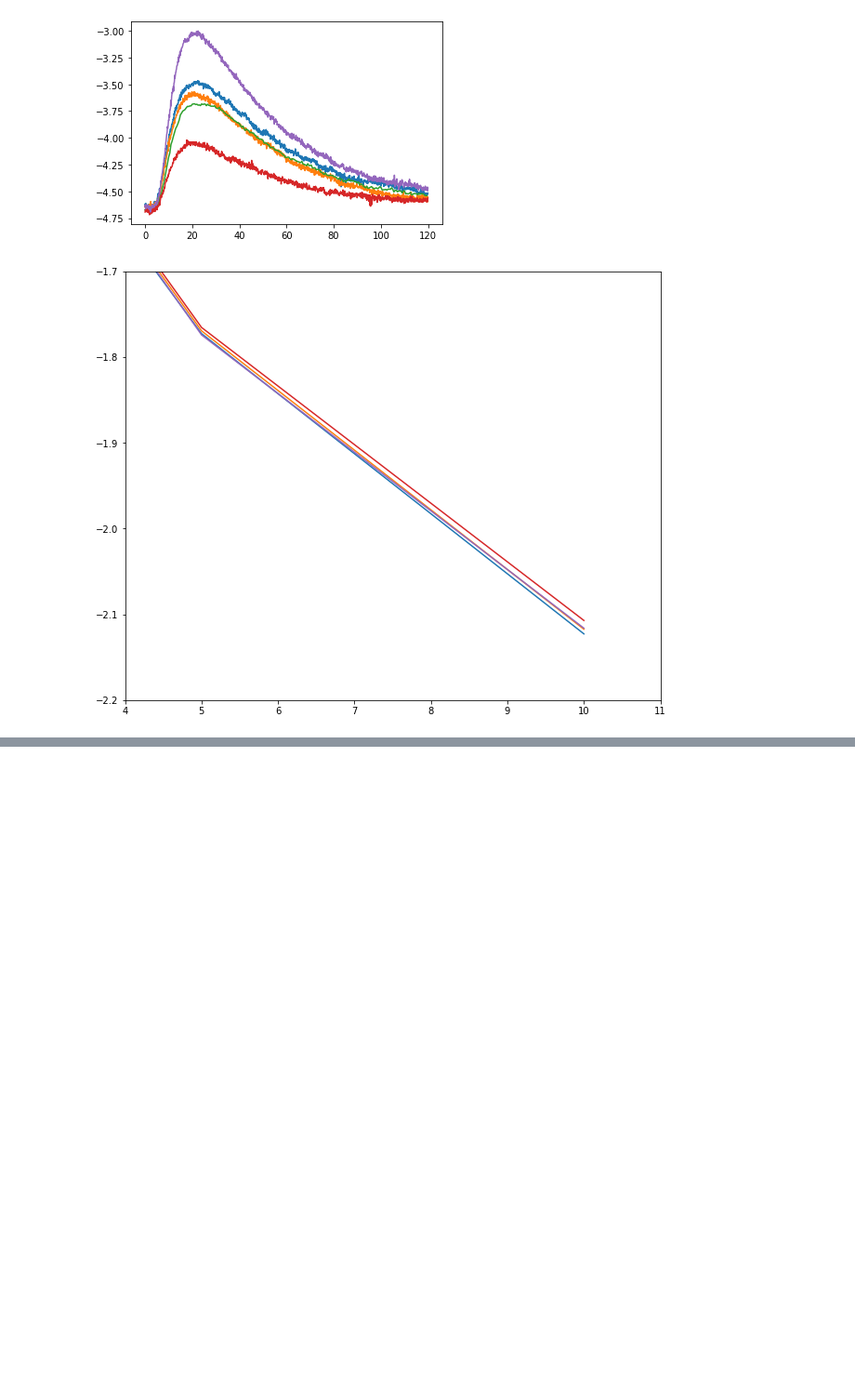
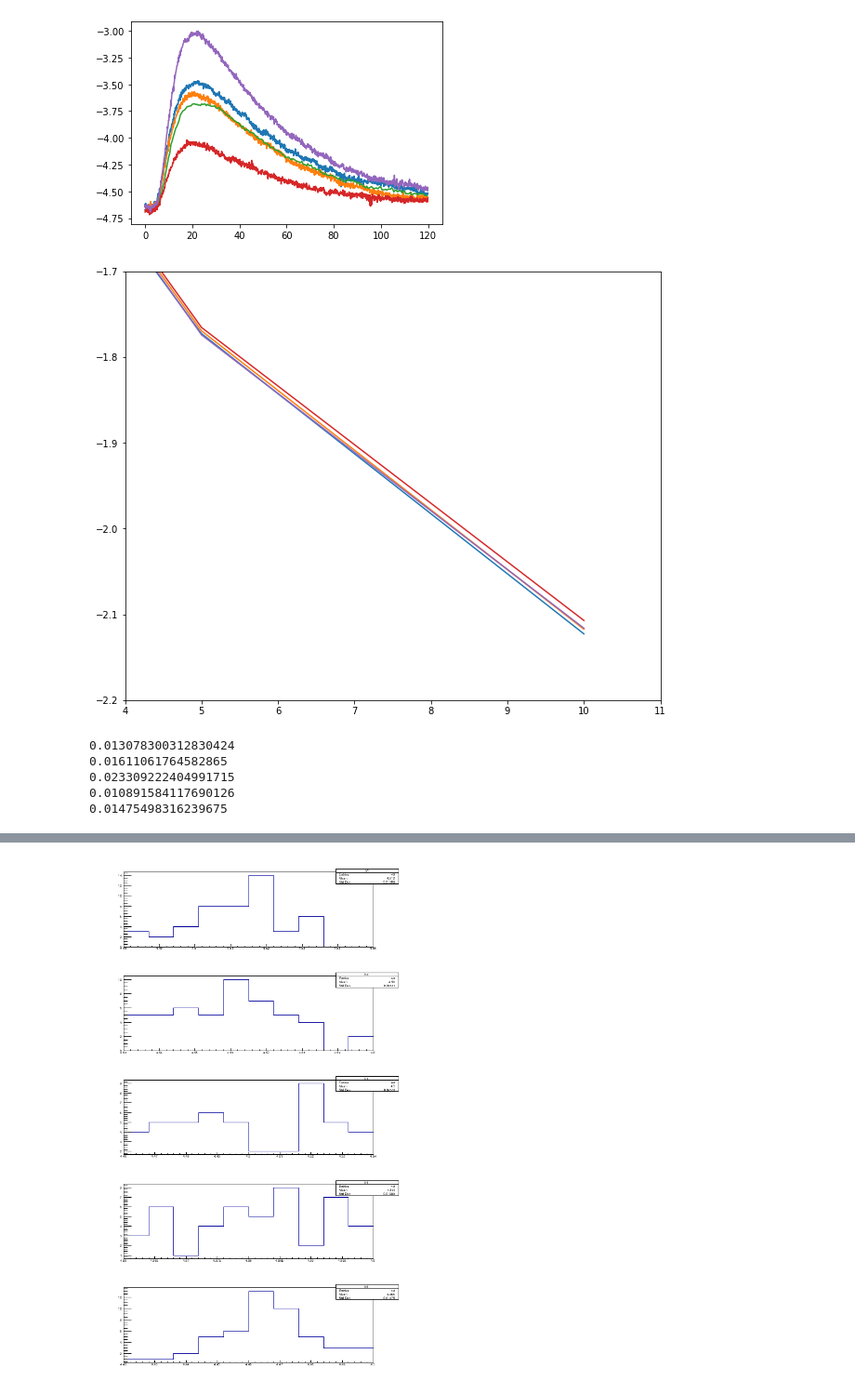
Before and after one commit to francescopolleri/Lab3, a Jupyter notebook: Esperienza_diffusività_termica/data_analysis_1.ipynb, the cells around one changed output, grey strips where cells are left out. Shown: that part at 93% size. Cells and saved outputs as stored; diff of their text form; code cells hidden in the pictures; blank space fills up the shorter version.

```diff
--- a/Esperienza_diffusività_termica/data_analysis_1.ipynb
+++ b/Esperienza_diffusività_termica/data_analysis_1.ipynb
@@ -77,3 +79,73 @@ plt.plot(1/t1,np.log(np.sqrt(t1)*tc1),
 plt.show()
 # %% [output]
 [figure]
+# %%
+h1=TH1D("h1","",10,0,0)
+h2=TH1D("h2","",10,0,0)
+h3=TH1D("h3","",10,0,0)
+h4=TH1D("h4","",10,0,0)
+h5=TH1D("h5","",10,0,0)
+
+G=2000; c=41e-6
+
+for line in open("file_1_1s.lvm"):
+    d=line.split()
+    if len(d)!=4:
+        continue
+    if(float(d[0])>115):
+        h1.Fill(float(d[1])/(G*c))
+
+for line in open("file_2_1s.txt"):
+    d=line.split()
+    if len(d)!=4:
+        continue
+    if(float(d[0])>115):
+        h2.Fill(float(d[1])/(G*c))
+
+for line in open("file_3_1s.txt"):
+    d=line.split()
+    if len(d)!=4:
+        continue
+    if(float(d[0])>95):
+        h3.Fill(float(d[1])/(G*c))
+
+for line in open("file_4_0.5s.txt"):
+    d=line.split()
+    if len(d)!=4:
+        continue
+    if(float(d[0])>115):
+        h4.Fill(float(d[1])/(G*c))
+
+for line in open("file_5_1.5s.txt"):
+    d=line.split()
+    if len(d)!=4:
+        continue
+    if(float(d[0])>115):
+        h5.Fill(float(d[1])/(G*c))
+
+can1=TCanvas("can1","",600,1000)
+can1.Divide(1,5)
+can1.Draw()
+
+can1.cd(1)
+h1.Draw()
+can1.cd(2)
+h2.Draw()
+can1.cd(3)
+h3.Draw()
+can1.cd(4)
+h4.Draw()
+can1.cd(5)
+h5.Draw()
+
+print(h1.GetStdDev())
+print(h2.GetStdDev())
+print(h3.GetStdDev())
+print(h4.GetStdDev())
+print(h5.GetStdDev())
+# %% [output]
+0.013078300312830424
+0.01611061764582865
+0.023309222404991715
+0.010891584117690126
+0.01475498316239675
@@ -79,0 +158 @@ plt.show()
+[figure, added]
```
Also changed, not shown: parts of 2 cells of this notebook, 2 other files.
